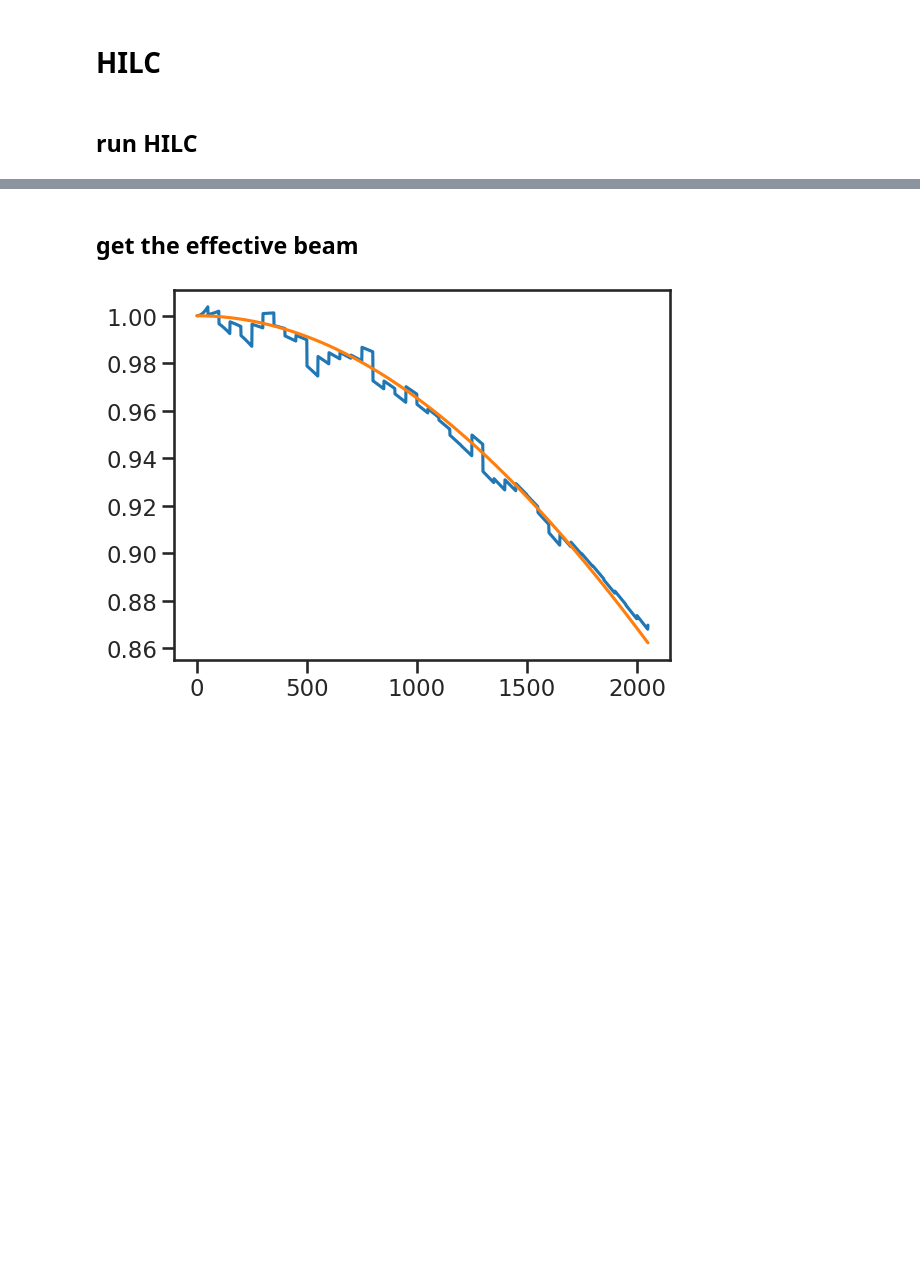
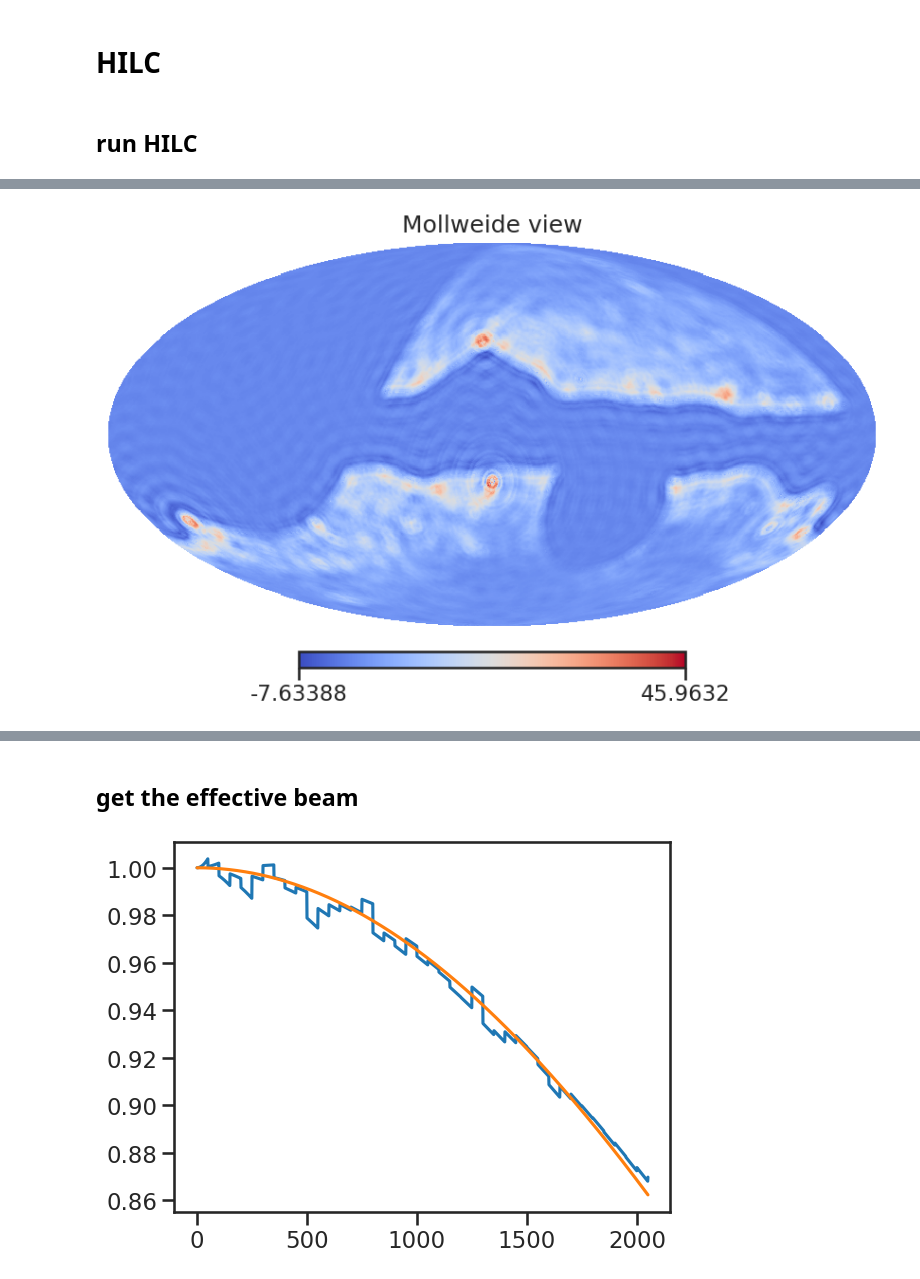
Before and after one commit to yaojian95/non_gau_lensing, a Jupyter notebook: sims_fgbuster.ipynb, the cells around one changed output, grey strips where cells are left out. Cells and saved outputs as stored; diff of their text form; code cells hidden in the pictures; blank space fills up the shorter version.

```diff
--- a/sims_fgbuster.ipynb
+++ b/sims_fgbuster.ipynb
@@ -511,0 +517,4 @@ Gaussian d9 model!
+# %%
+hp.mollview(fg_res_test[0])
+# %% [output]
+[figure, added]
```
Also changed, not shown: parts of 19 cells of this notebook.
